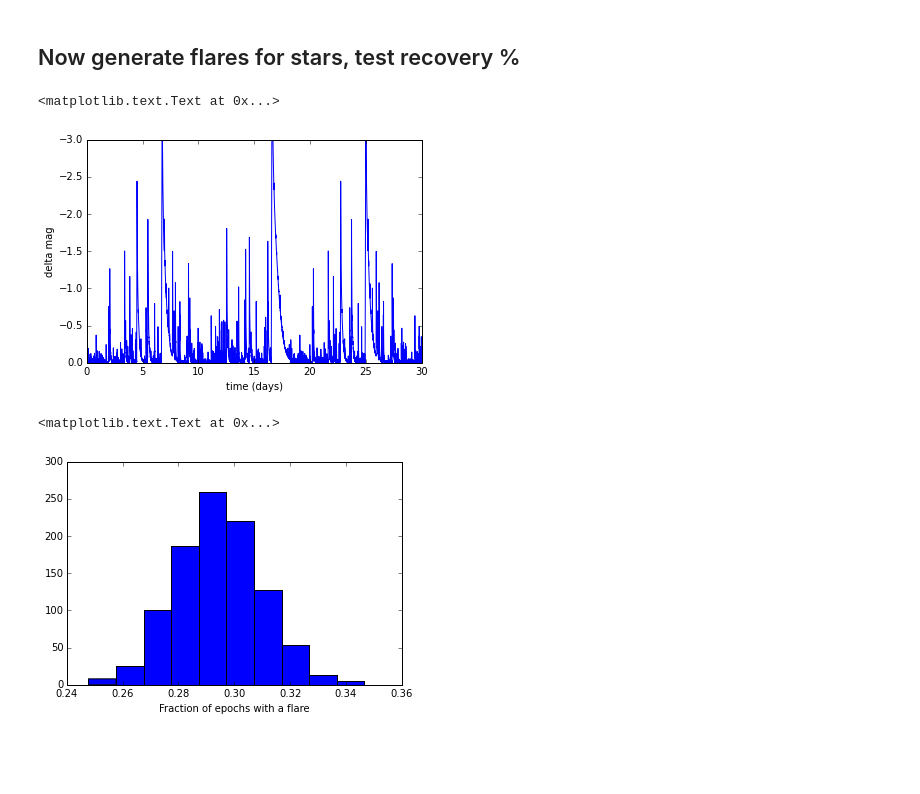
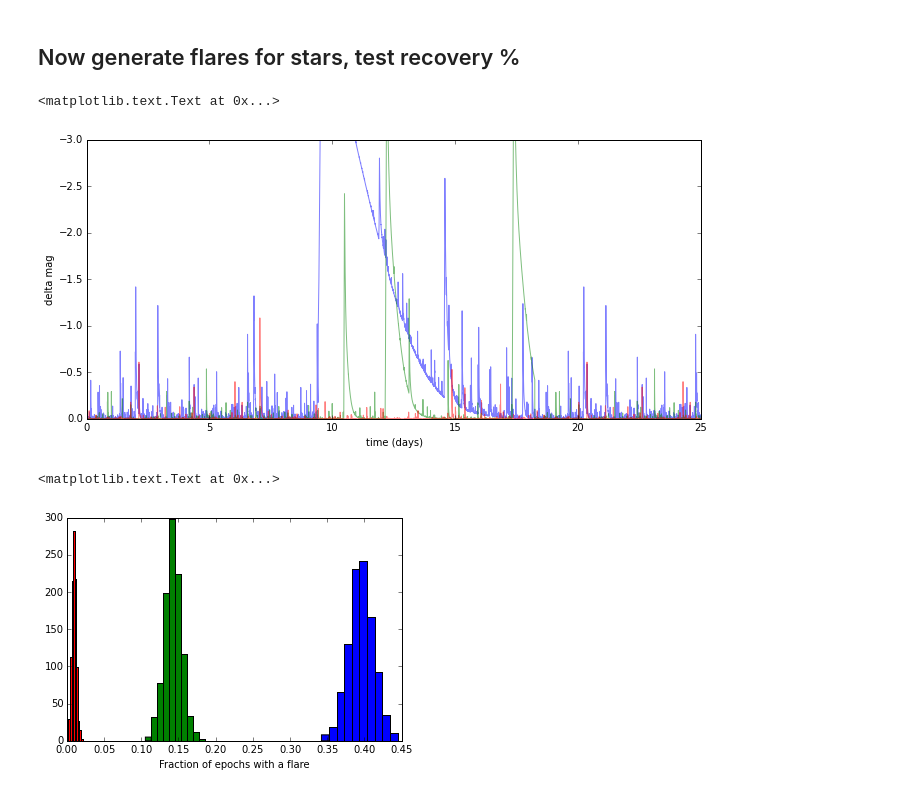
Before and after one commit to lsst-sims/MW-Flare, a Jupyter notebook: figures.ipynb, the cells around one changed output. Drawn from its saved outputs; the diff is of its cells as text; code cells hidden in the pictures; blank space fills up the shorter version.

Commit message:
add fraction plot

```diff
--- a/figures.ipynb
+++ b/figures.ipynb
@@ -61,12 +59,19 @@ s_time1, s_flux1 = flare_prob.SuperLC(dur=0.05, repeat=200, mag=True)
+# %%
+s_time1, s_flux1 = flare_prob.SuperLC(dur=0.05, repeat=200, mag=True, ffd_alpha=1.0)
+s_time2, s_flux2 = flare_prob.SuperLC(dur=0.05, repeat=200, mag=True, ffd_alpha=0.1)
+s_time3, s_flux3 = flare_prob.SuperLC(dur=0.05, repeat=200, mag=True, ffd_alpha=0.01)
 # %%
-plt.plot(s_time1, s_flux1)
-plt.xlim(0,30)
+plt.figure(figsize=(11,5))
+plt.plot(s_time1, s_flux1, alpha=0.5)
+plt.plot(s_time2, s_flux2, alpha=0.5)
+plt.plot(s_time3, s_flux3, alpha=0.5)
+plt.xlim(0,25)
 plt.ylim((0,-3))
 plt.xlabel('time (days)')
 plt.ylabel('delta mag')
 # %% [output]
 <matplotlib.text.Text at 0x...>
-[figure, old version]
+[figure, new version]
 # %%
 dmag_limit = -0.1 # flare detection threshold
 
@@ -81,6 +97,8 @@ for k in range(ntrials):
 # %%
-_ = plt.hist(npass/900.)
+_ = plt.hist(npass1/900.)
+_ = plt.hist(npass2/900.)
+_ = plt.hist(npass3/900.)
 plt.xlabel('Fraction of epochs with a flare')
 # %% [output]
 <matplotlib.text.Text at 0x...>
-[figure, old version]
+[figure, new version]
```
Also changed, not shown: parts of 2 cells of this notebook.
